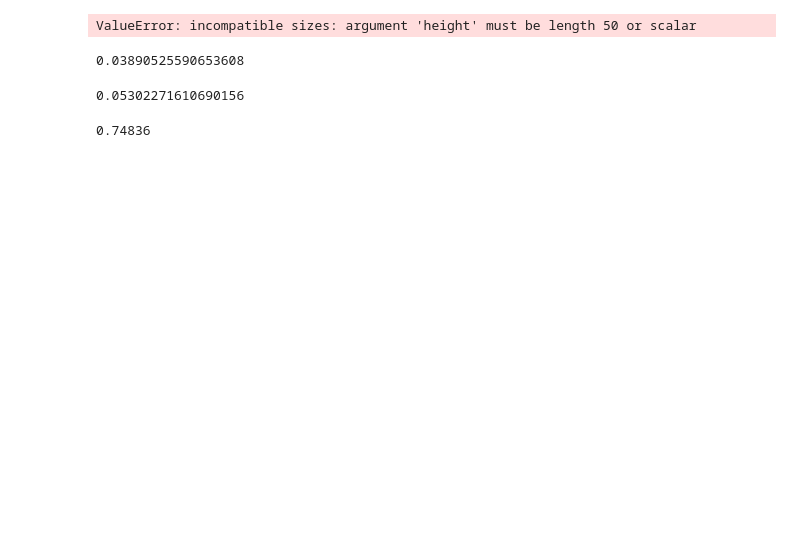
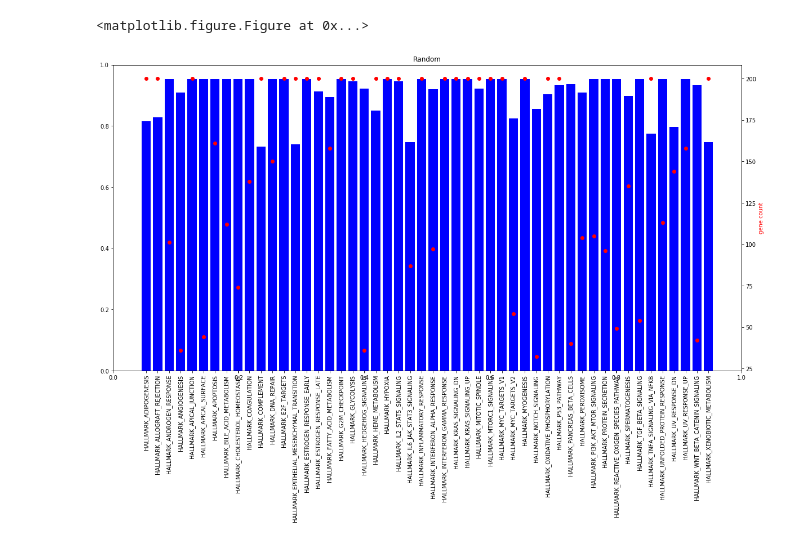
Before and after one commit to SystemsGenetics/gene-oracle, a Jupyter notebook: notebooks/AccuracyAcrossHallmarks_gtex.ipynb, the cells around one changed output. Saved outputs shown, nothing was run; the diff lists cells and outputs as text; code cells hidden in the pictures; blank space fills up the shorter version.

```diff
--- a/notebooks/AccuracyAcrossHallmarks_gtex.ipynb
+++ b/notebooks/AccuracyAcrossHallmarks_gtex.ipynb
@@ -53,7 +63,7 @@ plt.show()
 # %%
 #Get Accuracies
 accurs_r = {}
-with open(RAN_36, "r") as f:
+with open(RAN_GTEX, "r") as f:
             for line in f:
                 line = line.split('\t')
                 accurs_r[line[0]] = float(line[1])
@@ -64,35 +115,28 @@ len(accurs_r)
 # %%
-#plt.clf()
+plt.clf()
 
 x = np.arange(len(datasets))
 
 fig = plt.figure(figsize=(20,10))
-plt.title("BroadList Genes")
+plt.title("Random")
 plt.xticks(x,datasets)
 plt.xticks(rotation=90)
 
 ax1 = fig.add_subplot(111)
 ax1.get_yaxis().set_visible(False)
 ax2=fig.add_subplot(111, frame_on=False)
 
-ax1.bar(x, accurs_r.values(), color='b')
+ax1.bar(x, rand_data.values(), color='b')
 ax1.set_ylabel('accuracy',color='b')
 
-# ax2 = ax1.twinx()
-# ax2.scatter(x, gene_counts, color='r')
-# ax2.yaxis.tick_right()
-# ax2.xaxis.tick_bottom()
-# ax2.yaxis.set_label_position('right')
-# ax2.set_ylabel('gene count', color='r')
+ax2 = ax1.twinx()
+ax2.scatter(x, gene_counts, color='r')
+ax2.yaxis.tick_right()
+ax2.xaxis.tick_bottom()
+ax2.yaxis.set_label_position('right')
+ax2.set_ylabel('gene count', color='r')
 
 plt.show()
 # %% [output]
-ValueError: incompatible sizes: argument 'height' must be length 50 or scalar
+<matplotlib.figure.Figure at 0x...>
+[figure, added]
-# %%
-statistics.stdev(accurs)
-# %% [output]
-0.03890525590653608
-# %%
-statistics.stdev(ran_accurs)
-# %% [output]
-0.05302271610690156
@@ -102,4 +142,0 @@ pval = np.zeros(50)
-# %%
-accurs[5]
-# %% [output]
-0.74836
```
Also changed, not shown: parts of 20 cells of this notebook.
